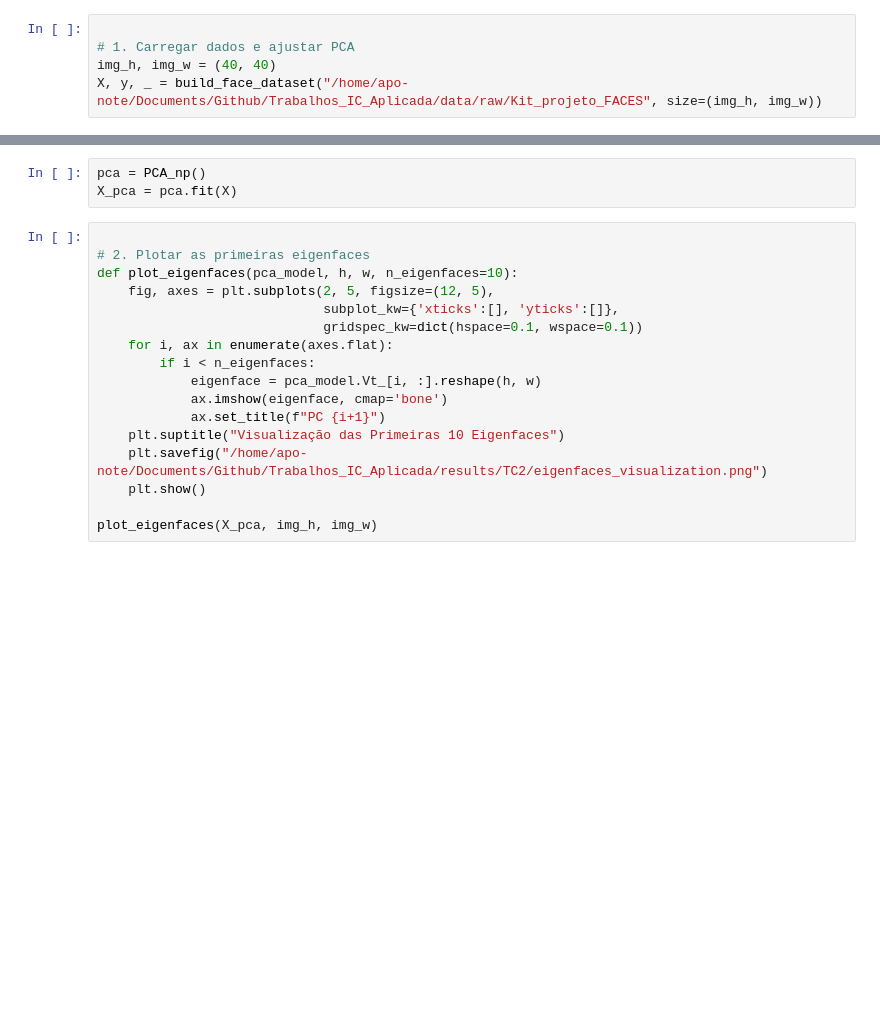
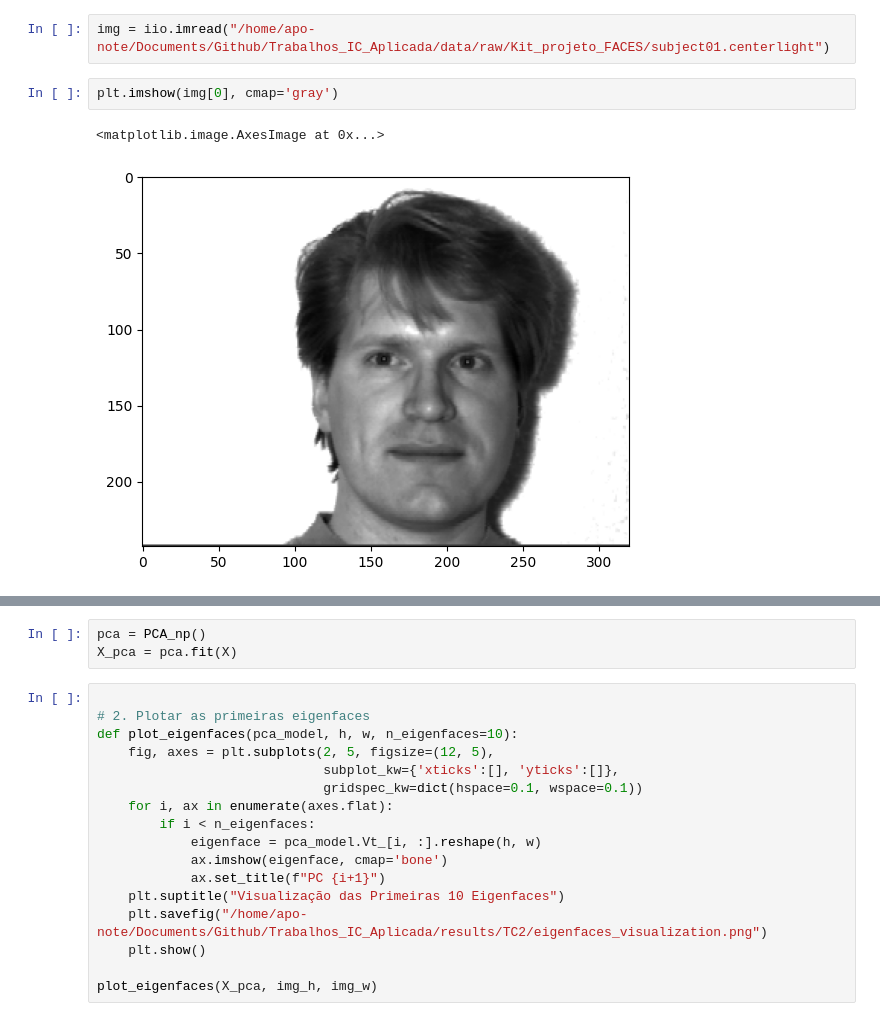
Before and after one commit to LucasJLBraz/Trabalhos_IC_Aplicada, a Jupyter notebook: notebooks/TC2/analise_qualitativa_pca.ipynb, the cells around one changed output, grey strips where cells are left out. Saved outputs shown, nothing was run; the diff lists cells and outputs as text; blank space fills up the shorter version.

```diff
--- a/notebooks/TC2/analise_qualitativa_pca.ipynb
+++ b/notebooks/TC2/analise_qualitativa_pca.ipynb
@@ -6,5 +9,7 @@ from trabalho_ic_aplicada.models.pca_np import PCA_np
 # %%
-
-# 1. Carregar dados e ajustar PCA
-img_h, img_w = (40, 40)
-X, y, _ = build_face_dataset("/home/apo-note/Documents/Github/Trabalhos_IC_Aplicada/data/raw/Kit_projeto_FACES", size=(img_h, img_w))
+img = iio.imread("/home/apo-note/Documents/Github/Trabalhos_IC_Aplicada/data/raw/Kit_projeto_FACES/subject01.centerlight")
+# %%
+plt.imshow(img[0], cmap='gray')
+# %% [output]
+<matplotlib.image.AxesImage at 0x...>
+[figure, added]
```
Also changed, not shown: parts of 5 cells of this notebook, 29 other files.
